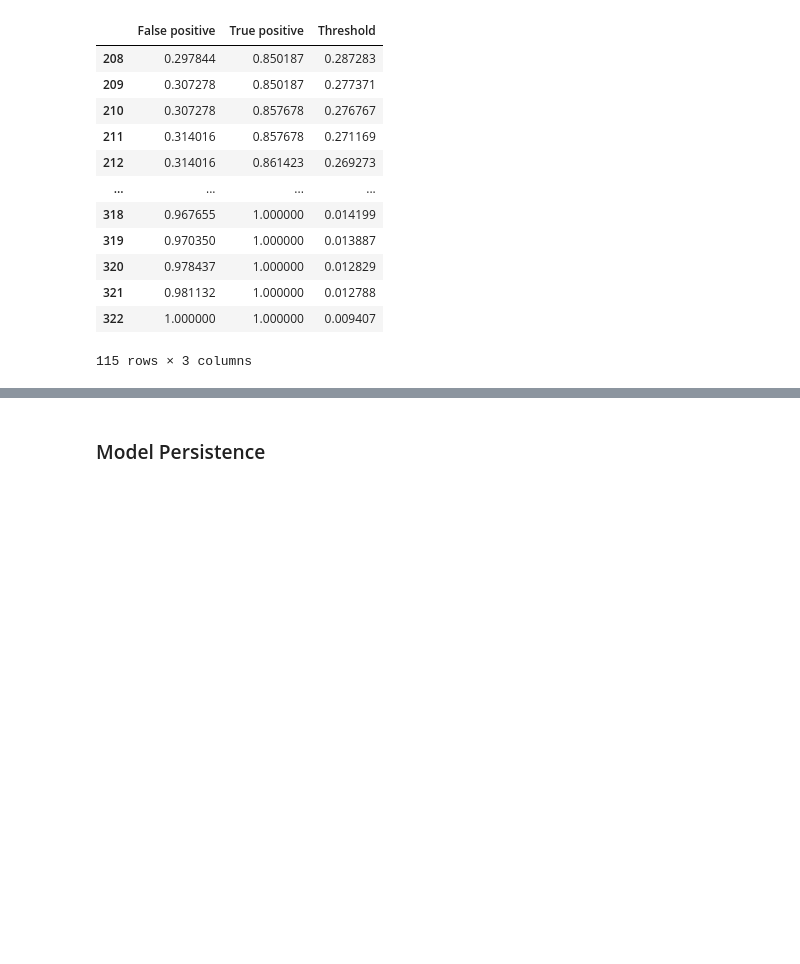
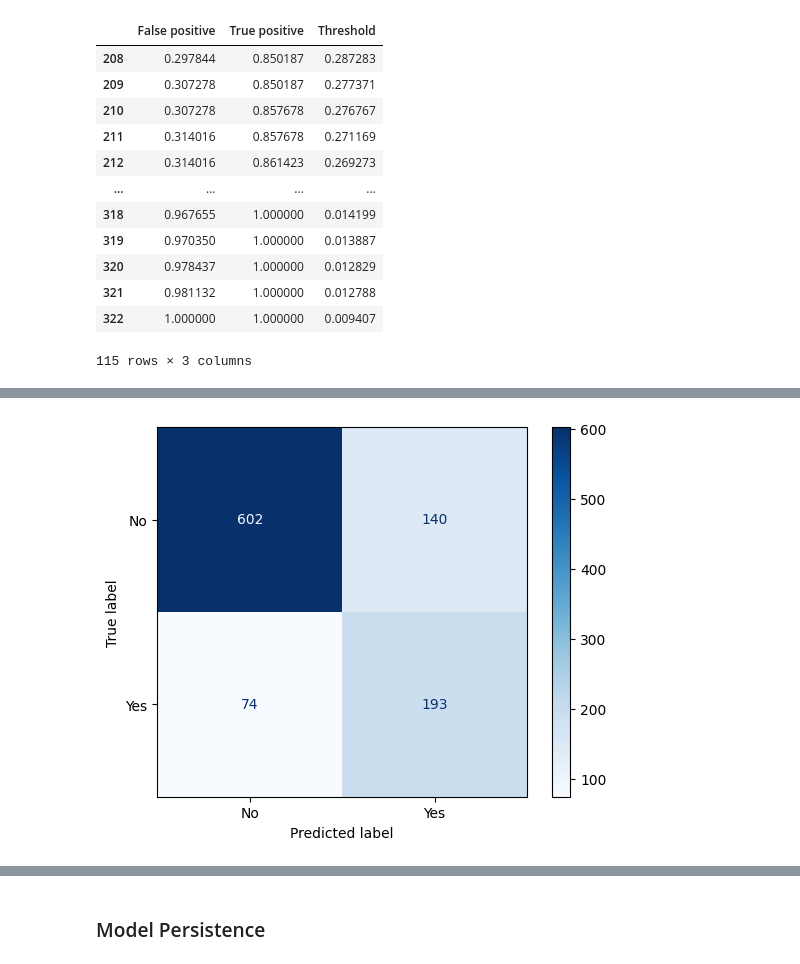
Before and after one commit to pk-aduyaw/Customer_Churn_Classification_Project, a Jupyter notebook: customer_churn_classification_model_project.ipynb, the cells around one changed output, grey strips where cells are left out. Cells and saved outputs as stored; diff of their text form; code cells hidden in the pictures; blank space fills up the shorter version.

```diff
--- a/customer_churn_classification_model_project.ipynb
+++ b/customer_churn_classification_model_project.ipynb
@@ -1432,0 +1428,29 @@ ConfusionMatrixDisplay(threshold_matrix, display_labels=label_encoder.classes_).
+# %%
+# Define the parameter grid for RandomizedSearchCV
+param_grid = {
+    'classifier__C': [1, 5, 10],
+    'classifier__gamma': [0.1, 1, 'auto'],
+    'classifier__degree': [1,2,3]
+}
+# %%
+sv_classifier = all_models['SupportVector Classifier']
+# Create the GradientBoostingClassifier
+sv_classifier_pipeline = Pipeline([
+    ('preprocessor', full_pipeline),
+    ('smote', smote_sampler),
+    ('feature_selection', best_feature_selectors),
+    ('classifier', sv_classifier)
+    ])
+
+# Define model predictions for the model and true labels
+pred_proba = sv_classifier_pipeline.predict_proba(X_eval)[:,1]
+# Calculate FPR and TPR for the model
+fpr, tpr, threshold = roc_curve(y_eval_encoded, pred_proba)
+# Calculate AUC for the model
+auc_score = auc(fpr, tpr)
+
+# Create GridSearchCV instance
+grid_search = GridSearchCV(sv_classifier_pipeline, param_grid=param_grid, verbose=2)
+
+# Fit the GridSearchCV
+grid_search.fit(X_train, y_train_encoded)
@@ -1432,0 +1508,3 @@ ConfusionMatrixDisplay(threshold_matrix, display_labels=label_encoder.classes_).
+# %%
+best_parameters = grid_search.best_params_
+best_parameters
@@ -1432,0 +1513,3 @@ ConfusionMatrixDisplay(threshold_matrix, display_labels=label_encoder.classes_).
+# %%
+sv_classifier_pipeline.set_params(**best_parameters)
+sv_classifier_pipeline.fit(X_train, y_train_encoded)
@@ -1432,0 +1534,7 @@ ConfusionMatrixDisplay(threshold_matrix, display_labels=label_encoder.classes_).
+# %%
+predic = sv_classifier_pipeline.predict(X_eval)
+conf = confusion_matrix(y_eval_encoded, predic)
+
+ConfusionMatrixDisplay(conf, display_labels=label_encoder.classes_).plot(cmap='Blues');
+# %% [output]
+[figure, added]
```
Also changed, not shown: parts of 27 cells of this notebook, 4 other files.
